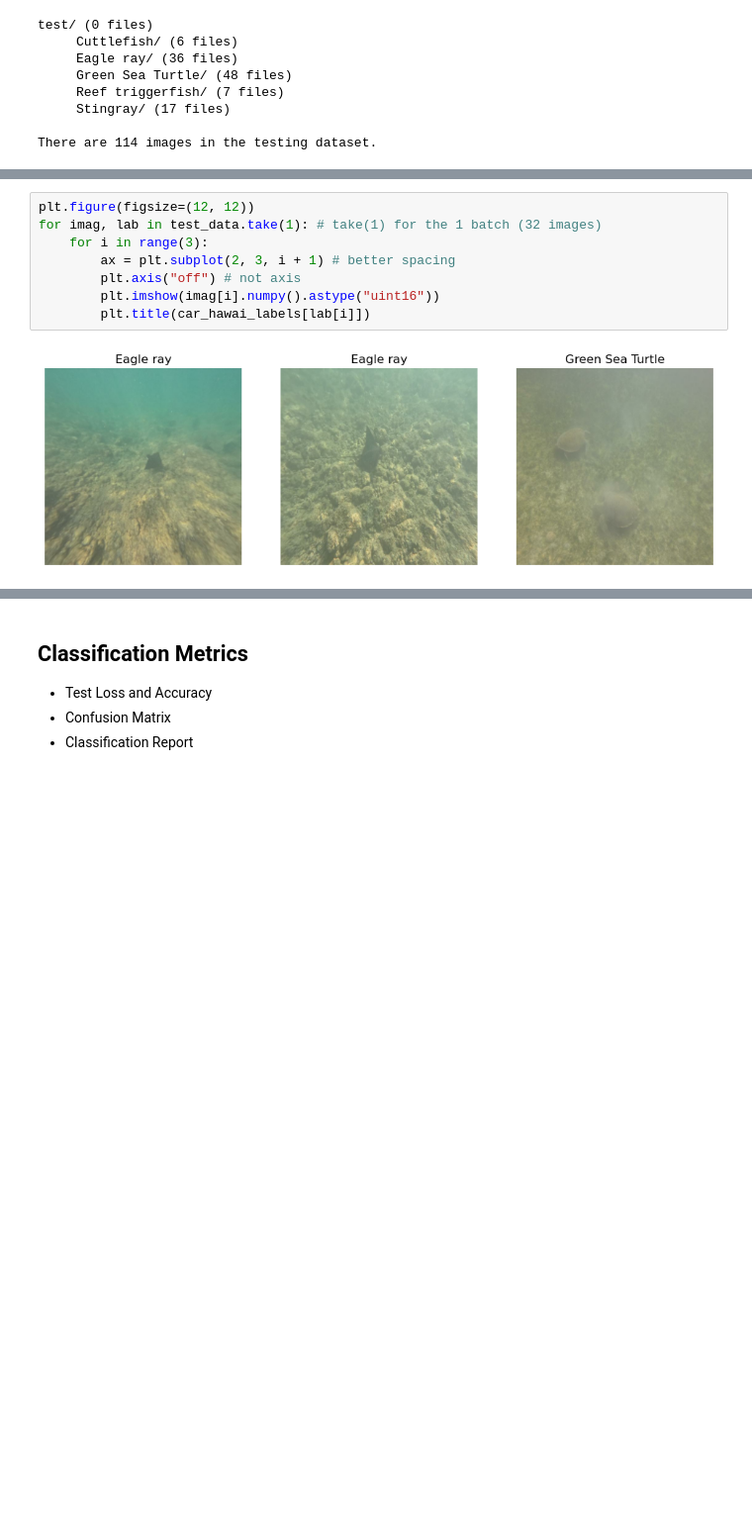
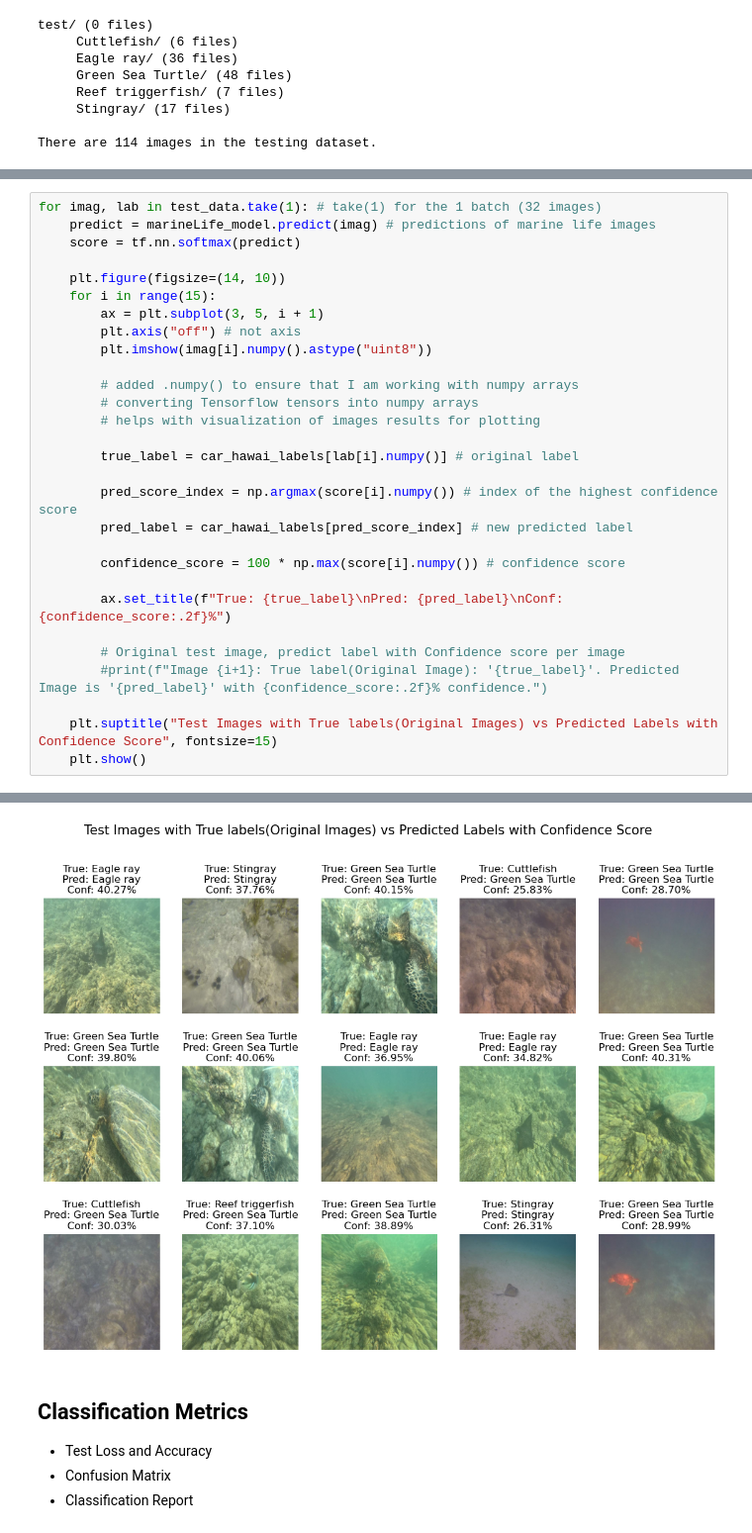
Before and after one commit to rjohnson279/Caribbean-and-Hawaiian-Marine-Reef-Life-Image-Classification, a Jupyter notebook: Caribbean and Hawaiian Marine (reef) life Single-label image classification model.ipynb, the cells around one changed output, grey strips where cells are left out. Shown at 99% size. Drawn from its saved outputs; the diff is of its cells as text; blank space fills up the shorter version.

Commit message:
predict based on test dataset

```diff
--- a/Caribbean and Hawaiian Marine (reef) life Single-label image classification model.ipynb
+++ b/Caribbean and Hawaiian Marine (reef) life Single-label image classification model.ipynb
@@ -487,10 +487,30 @@ These are the some of the test images for the test dataset
-# %%
-plt.figure(figsize=(12, 12))
-for imag, lab in test_data.take(1): # take(1) for the 1 batch (32 images)
-    for i in range(3):
-        ax = plt.subplot(2, 3, i + 1) # better spacing
-        plt.axis("off") # not axis
-        plt.imshow(imag[i].numpy().astype("uint16"))
-        plt.title(car_hawai_labels[lab[i]])
-# %% [output]
-[figure, removed]
+# %%
+for imag, lab in test_data.take(1): # take(1) for the 1 batch (32 images)
+    predict = marineLife_model.predict(imag) # predictions of marine life images
+    score = tf.nn.softmax(predict)
+
+    plt.figure(figsize=(14, 10))
+    for i in range(15):
+        ax = plt.subplot(3, 5, i + 1)
+        plt.axis("off") # not axis
+        plt.imshow(imag[i].numpy().astype("uint8"))
+
+        # added .numpy() to ensure that I am working with numpy arrays
+        # converting Tensorflow tensors into numpy arrays
+        # helps with visualization of images results for plotting
+
+        true_label = car_hawai_labels[lab[i].numpy()] # original label
+
+        pred_score_index = np.argmax(score[i].numpy()) # index of the highest confidence score
+        pred_label = car_hawai_labels[pred_score_index] # new predicted label
+
+        confidence_score = 100 * np.max(score[i].numpy()) # confidence score
+
+        ax.set_title(f"True: {true_label}\nPred: {pred_label}\nConf: {confidence_score:.2f}%")
+
+        # Original test image, predict label with Confidence score per image
+        #print(f"Image {i+1}: True label(Original Image): '{true_label}'. Predicted Image is '{pred_label}' with {confidence_score:.2f}% confidence.")
+
+    plt.suptitle("Test Images with True labels(Original Images) vs Predicted Labels with Confidence Score", fontsize=15)
+    plt.show()
+# %% [output]
@@ -497,3 +518,4 @@ for imag, lab in test_data.take(1): # take(1) for the 1 batch (32 images)
+[figure, added]
 # %% [markdown]
 ## Classification Metrics
 * Test Loss and Accuracy
```
Also changed, not shown: parts of 7 cells of this notebook.
